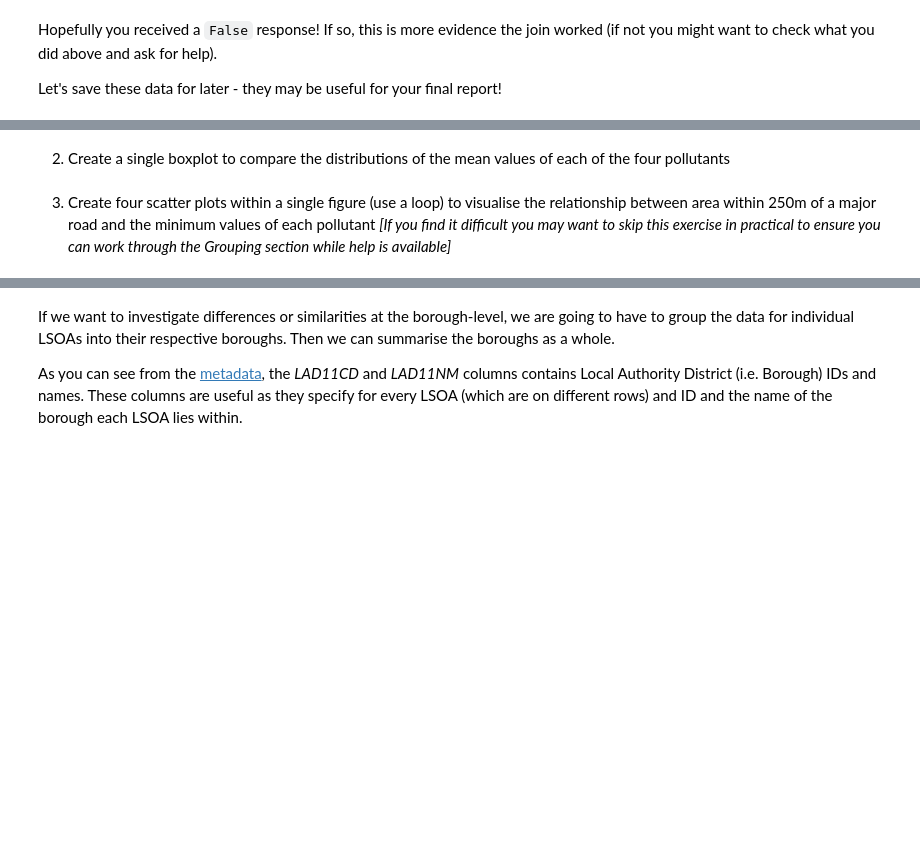
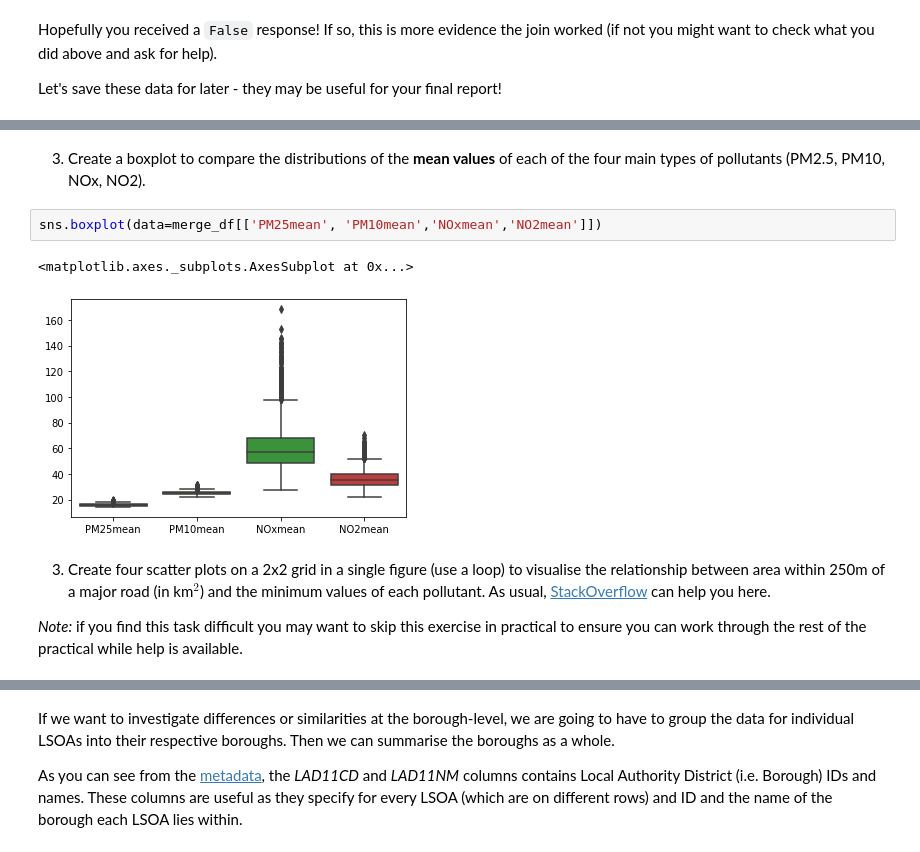
Before and after one commit to kingsgeocomp/geocomputation, a Jupyter notebook: Practical-06-Managing Data.ipynb, the cells around one changed output, grey strips where cells are left out. Cells and saved outputs as stored; diff of their text form; blank space fills up the shorter version.

```diff
--- a/Practical-06-Managing Data.ipynb
+++ b/Practical-06-Managing Data.ipynb
@@ -213,4 +451,11 @@ Explore the air quality data to get an understanding of what they might show you
 # %% [markdown]
-2. Create a single boxplot to compare the distributions of the mean values of each of the four pollutants
+3. Create a boxplot to compare the distributions of the **mean values** of each of the four main types of pollutants (PM2.5, PM10, NOx, NO2).
+# %%
+sns.boxplot(data=merge_df[['PM25mean', 'PM10mean','NOxmean','NO2mean']])
+# %% [output]
+<matplotlib.axes._subplots.AxesSubplot at 0x...>
+[figure, added]
 # %% [markdown]
-3. Create four scatter plots within a single figure (use a loop) to visualise the relationship between area within 250m of a major road and the minimum values of each pollutant _[If you find it difficult you may want to skip this exercise in practical to ensure you can work through the Grouping section while help is available]_
+3. Create four scatter plots on a 2x2 grid in a single figure (use a loop) to visualise the relationship between area within 250m of a major road (in km$^2$) and the minimum values of each pollutant. As usual, [StackOverflow](https://stackoverflow.com/questions/45765735/arranging-multiple-for-loop-categorical-plots-with-seaborn) can help you here.
+
+_Note:_ if you find this task difficult you may want to skip this exercise in practical to ensure you can work through the rest of the practical while help is available.
```
Also changed, not shown: parts of 97 cells of this notebook.
